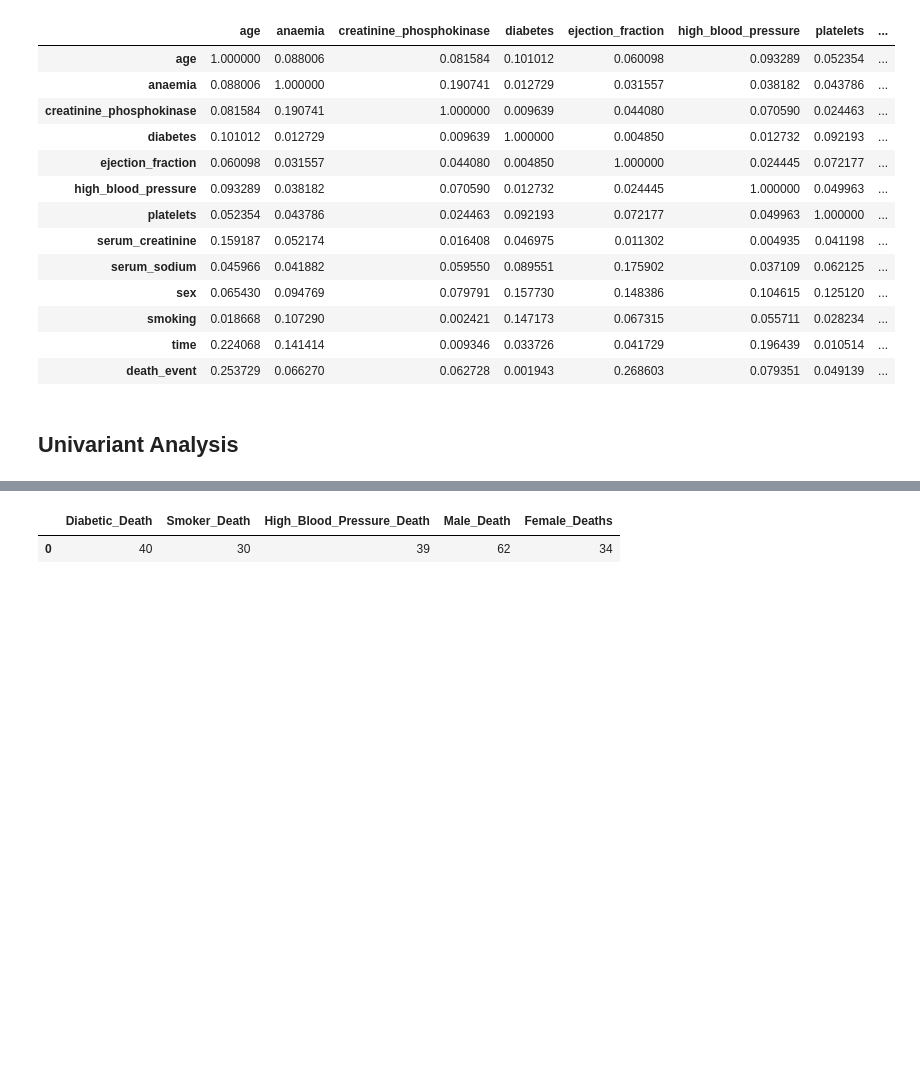
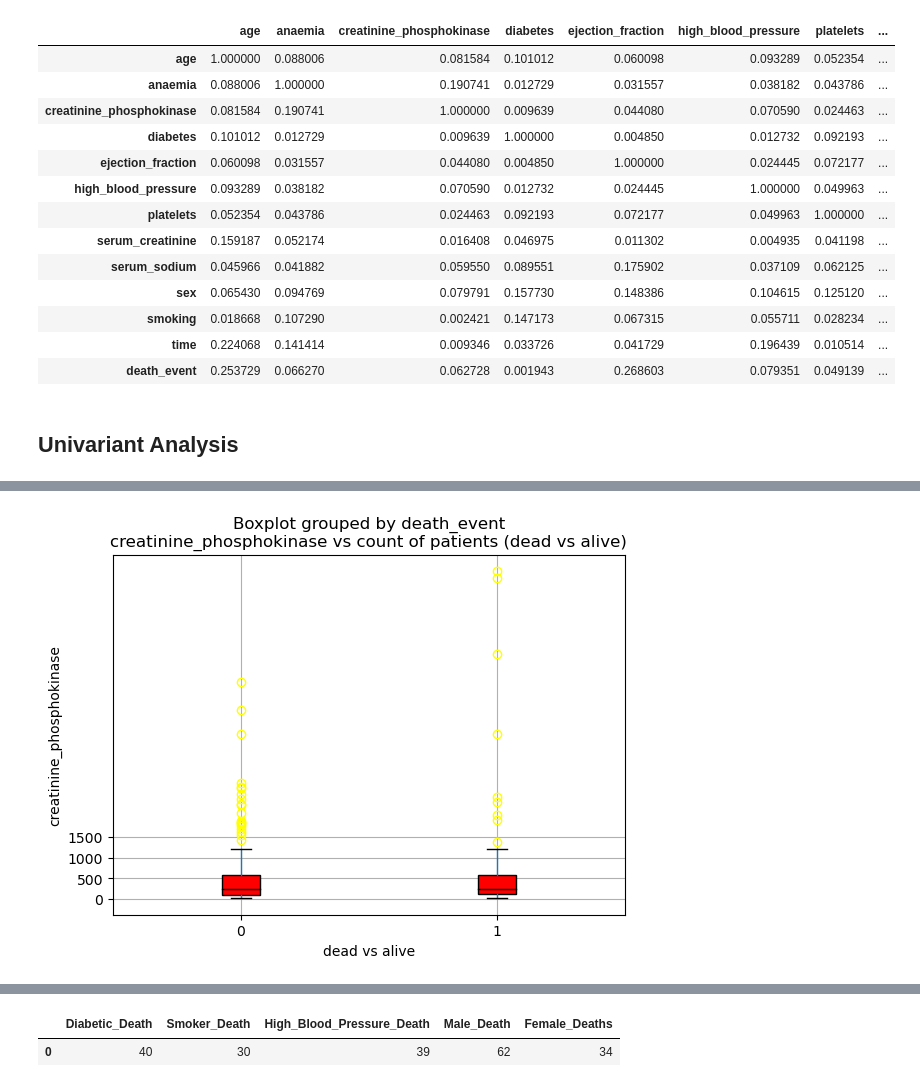
Before and after one commit to data-analyst05/MortalityPrediction_HeartFailure, a Jupyter notebook: index.ipynb, the cells around one changed output, grey strips where cells are left out. Cells and saved outputs as stored; diff of their text form; code cells hidden in the pictures; blank space fills up the shorter version.

```diff
--- a/index.ipynb
+++ b/index.ipynb
@@ -263,0 +287,19 @@ corr_matrix.style.background_gradient(cmap='coolwarm')
+# %%
+# creatinine_phosphokinase vs count of patients (dead vs alive)
+a="yellow"
+b="black"
+c="red"
+# creatinine_phosphokinase vs count of patients (dead vs alive)
+cpk = df_cleaned.groupby("death_event")["creatinine_phosphokinase"]
+cpk
+#plotting the boxplot
+df_cleaned.boxplot(column=["creatinine_phosphokinase"], by=["death_event"], patch_artist=True, boxprops=dict(facecolor=c), flierprops=dict(color=a, markeredgecolor=a), medianprops=dict(color=b))
+plt.title('creatinine_phosphokinase vs count of patients (dead vs alive)')
+plt.xlabel('dead vs alive')
+plt.ylabel('creatinine_phosphokinase')
+y_ticks = np.arange(0, 2000, 500)
+plt.yticks(y_ticks)
+plt.savefig("./Images/Figure7.png")
+plt.show()
+# %% [output]
+[figure, added]
```
Also changed, not shown: parts of 36 cells of this notebook, 23 other files.
